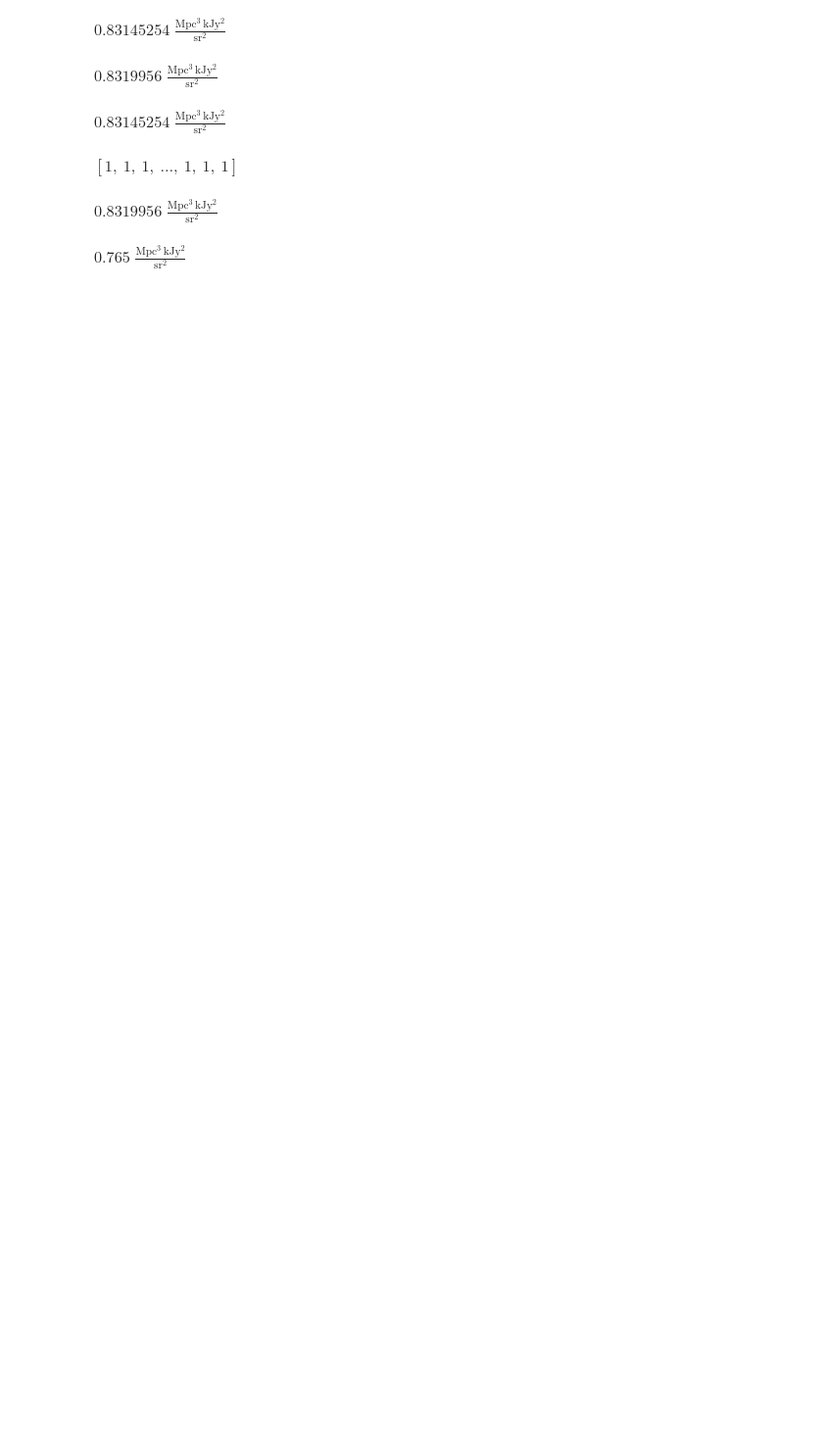
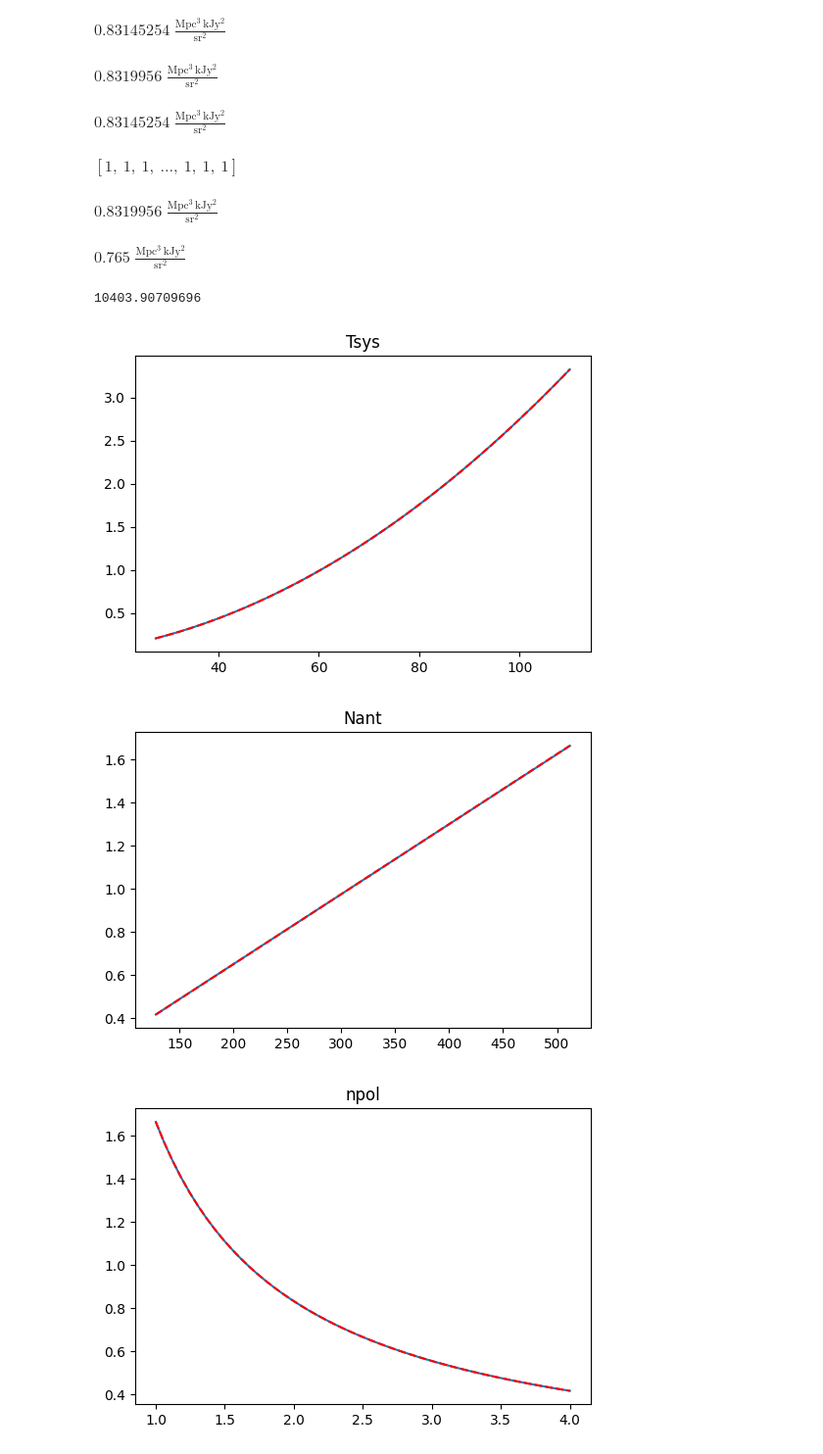
Before and after one commit to DelonShen/LIMxCMBL, a Jupyter notebook: 012.005.2025-04-25-CHIME-figured-out-principled-derivation.ipynb, the cells around one changed output. Shown at 98% size. Drawn from its saved outputs; the diff is of its cells as text; code cells hidden in the pictures; blank space fills up the shorter version.

Commit message:
double checked CHIME noise scaling

```diff
--- a/012.005.2025-04-25-CHIME-figured-out-principled-derivation.ipynb
+++ b/012.005.2025-04-25-CHIME-figured-out-principled-derivation.ipynb
@@ -188,0 +243,4 @@ $0.765 \; \mathrm{\frac{Mpc^{3}\,kJy^{2}}{sr^{2}}}$
+# %%
+102**2-0.3048**2
+# %% [output]
+10403.90709696
@@ -188,0 +285,17 @@ $0.765 \; \mathrm{\frac{Mpc^{3}\,kJy^{2}}{sr^{2}}}$
+# %%
+fid_Pei = (check_scaling_CHIME_Pei()/u_f).si
+for _param in fids_unit:
+    fid = fids[_param]
+    scaling = scalings[_param]
+    params = np.linspace(fid/2, fid*2) * fids_unit[_param]
+    args = [{_param:p} for p in params]
+    vals = [check_scaling_CHIME_Pei(**arg)/u_f for arg in args]
+    plt.figure(dpi = 100)
+    plt.title(_param)
+    plt.plot(params, vals)
+    plt.plot(params, fid_Pei*(params/(fid * fids_unit[_param]))**scaling, 'r--')
+    plt.show()
+# %% [output]
+[figure, added]
+[figure, added]
+[figure, added]
```
Also changed, not shown: parts of 6 cells of this notebook, 2 other files.
